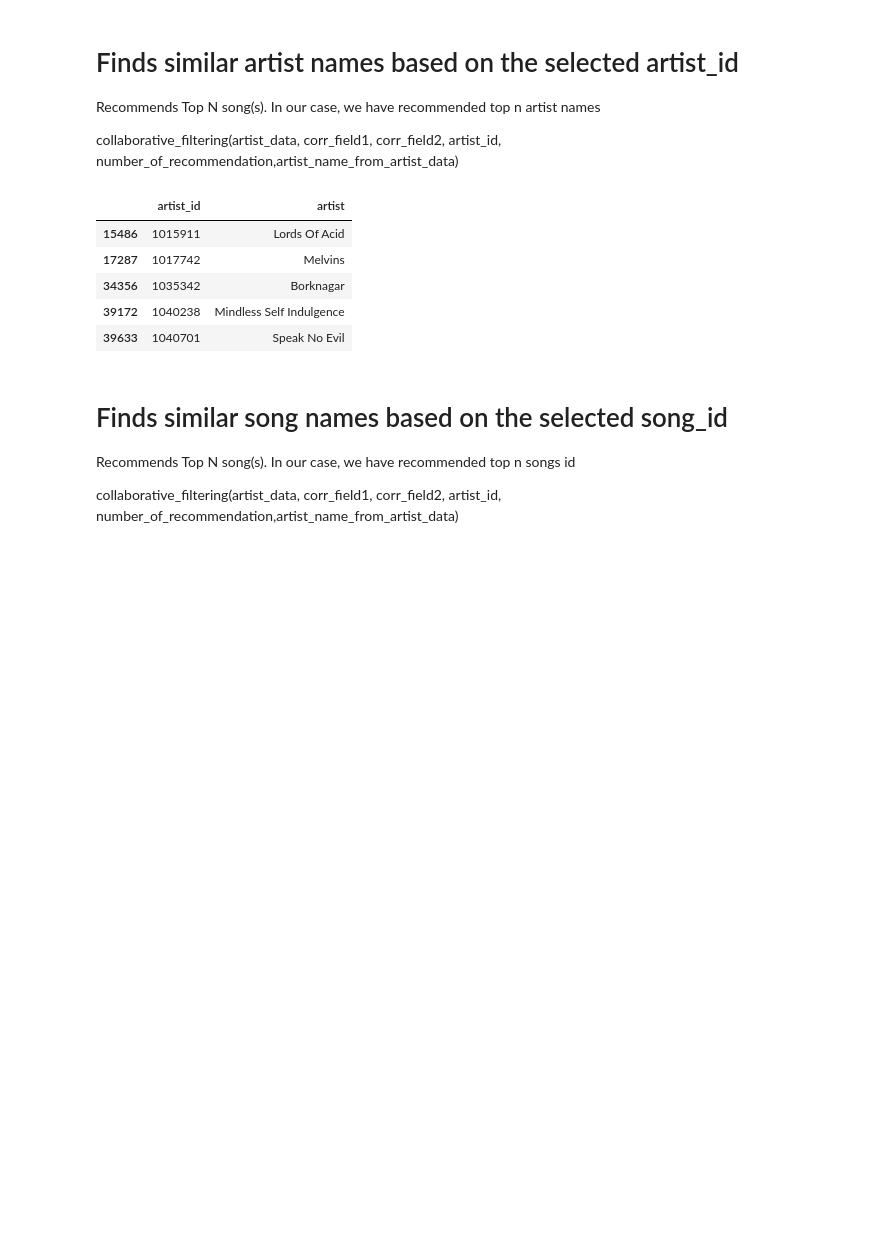
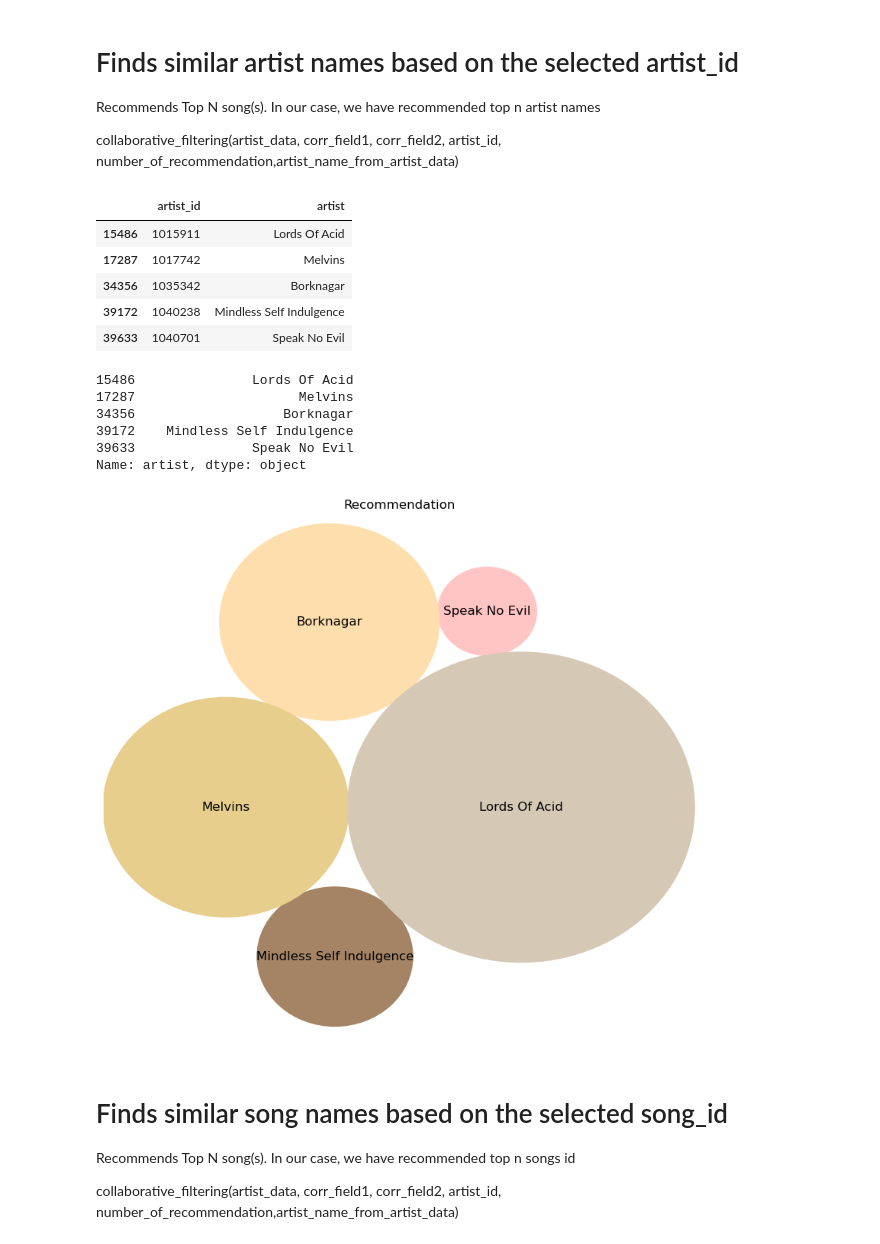
Before and after one commit to ssty/ML-ABKS-Music-Recommender-System, a Jupyter notebook: Notebooks/Collaborative_Filtering.ipynb, the cells around one changed output. Saved outputs shown, nothing was run; the diff lists cells and outputs as text; code cells hidden in the pictures; blank space fills up the shorter version.

```diff
--- a/Notebooks/Collaborative_Filtering.ipynb
+++ b/Notebooks/Collaborative_Filtering.ipynb
@@ -107,6 +111,19 @@ recommended_artist_names
 | 34356 | 1035342 | Borknagar |
 | 39172 | 1040238 | Mindless Self Indulgence |
 | 39633 | 1040701 | Speak No Evil |
+# %%
+print(recommended_artist_names['artist'])
+# %% [output]
+15486               Lords Of Acid
+17287                     Melvins
+34356                   Borknagar
+39172    Mindless Self Indulgence
+39633               Speak No Evil
+Name: artist, dtype: object
+# %%
+circlify_vizualization_updated(recommended_artist_names['artist'])
+# %% [output]
+[figure, added]
 # %% [markdown]
 # Finds similar song names based on the selected song_id
 Recommends Top N song(s). In our case, we have recommended top n songs id
```
Also changed, not shown: parts of 1 cell of this notebook, 2 other files.
